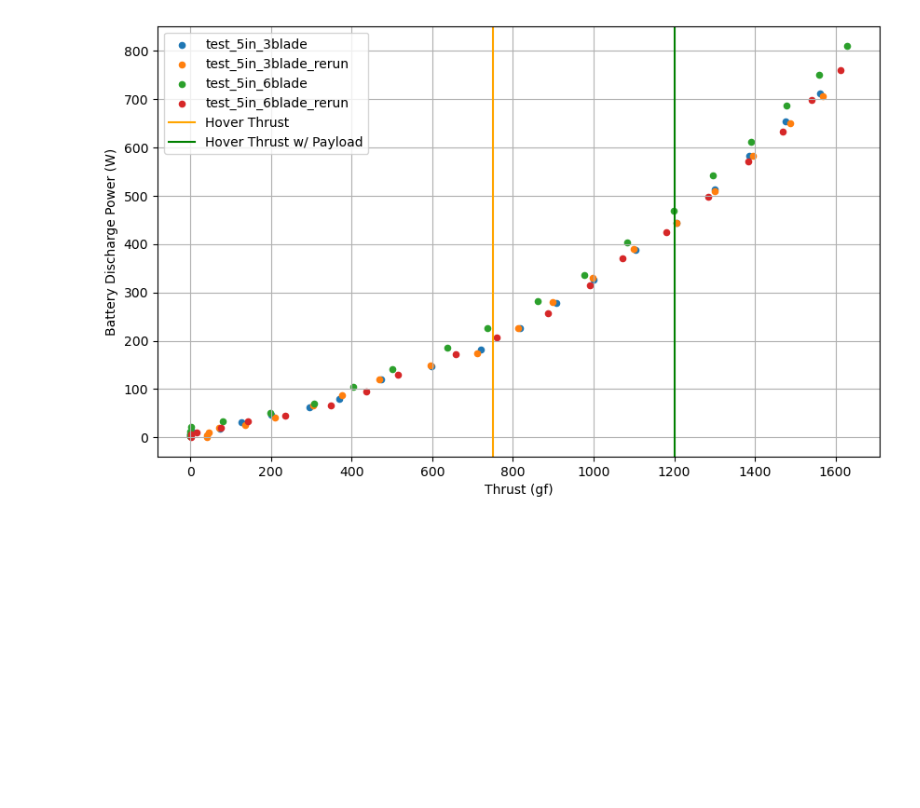
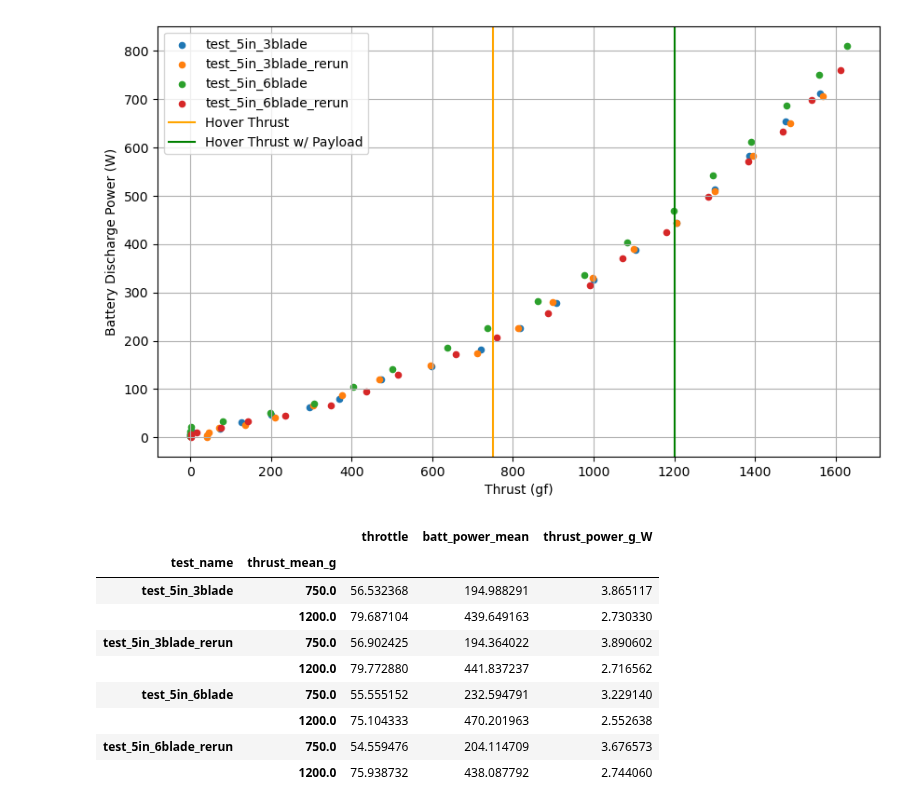
Before and after one commit to gtaharaedmonds/coaxial-drone, a Jupyter notebook: thrust_jig/test_runner/open_air_experiment_notebook.ipynb, the cells around one changed output. Saved outputs shown, nothing was run; the diff lists cells and outputs as text; code cells hidden in the pictures; blank space fills up the shorter version.

```diff
--- a/thrust_jig/test_runner/open_air_experiment_notebook.ipynb
+++ b/thrust_jig/test_runner/open_air_experiment_notebook.ipynb
@@ -311,3 +295,34 @@ plt.legend()
 plt.show()
 # %% [output]
 [figure]
+# %%
+characteristic_thrust = pd.Index(
+    [hover_thrust_g, payload_thrust_g], name="thrust_mean_g"
+)
+# Interpolate power at hover and payload thrust
+df_power_interp = (
+    df_thrust_power.reset_index("throttle")
+    .set_index("thrust_mean_g", append=True)
+    .groupby("test_name")
+    .apply(
+        lambda g: (gd := g.droplevel("test_name").dropna())[
+            ~gd.index.duplicated(keep="first")
+        ]
+        .reindex(gd.index.append(characteristic_thrust).unique())
+        .sort_index()
+        .interpolate(method="index", limit_area="inside")
+        .loc[characteristic_thrust]
+    )
+)
+df_power_interp
+# %% [output]
+|  |  | throttle | batt_power_mean | thrust_power_g_W |
+| test_name | thrust_mean_g |  |  |  |
+| test_5in_3blade | 750.0 | 56.532368 | 194.988291 | 3.865117 |
+|  | 1200.0 | 79.687104 | 439.649163 | 2.730330 |
+| test_5in_3blade_rerun | 750.0 | 56.902425 | 194.364022 | 3.890602 |
+|  | 1200.0 | 79.772880 | 441.837237 | 2.716562 |
+| test_5in_6blade | 750.0 | 55.555152 | 232.594791 | 3.229140 |
+|  | 1200.0 | 75.104333 | 470.201963 | 2.552638 |
+| test_5in_6blade_rerun | 750.0 | 54.559476 | 204.114709 | 3.676573 |
+|  | 1200.0 | 75.938732 | 438.087792 | 2.744060 |
```
Also changed, not shown: parts of 8 cells of this notebook.
